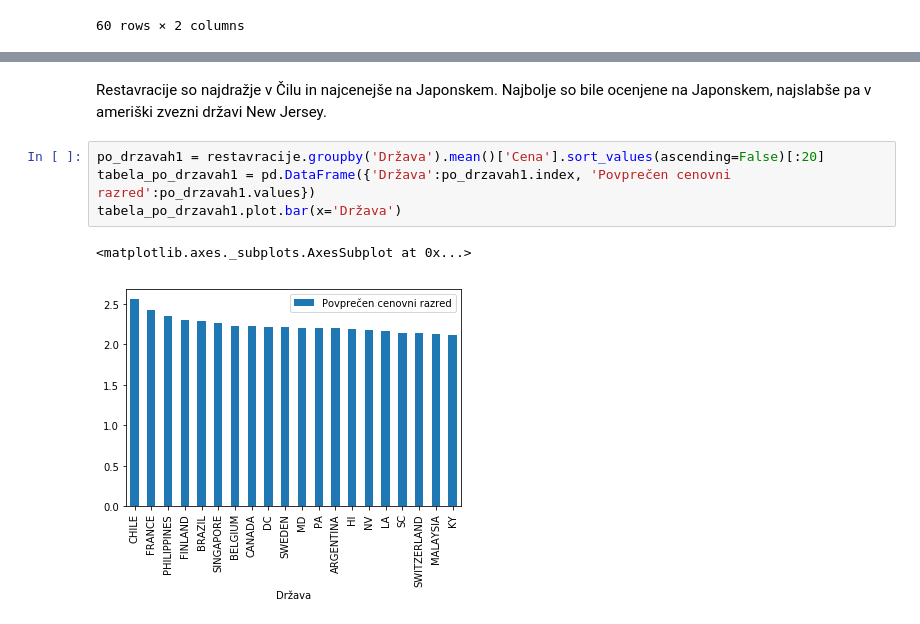
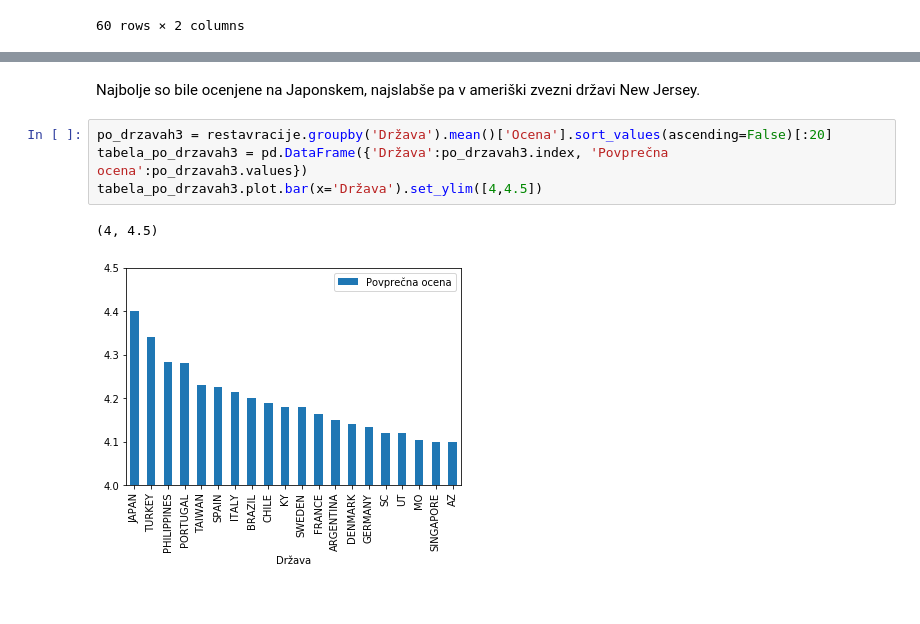
Before and after one commit to klemenkmecl/analiza, a Jupyter notebook: Restavracije.ipynb, the cells around one changed output, grey strips where cells are left out. Drawn from its saved outputs; the diff is of its cells as text.

```diff
--- a/Restavracije.ipynb
+++ b/Restavracije.ipynb
@@ -119,10 +137,10 @@ tabela_zastopanosti
 # %% [markdown]
-Restavracije so najdražje v Čilu in najcenejše na Japonskem. Najbolje so bile ocenjene na Japonskem, najslabše pa v ameriški zvezni državi New Jersey.
+ Najbolje so bile ocenjene na Japonskem, najslabše pa v ameriški zvezni državi New Jersey.
 # %%
-po_drzavah1 = restavracije.groupby('Država').mean()['Cena'].sort_values(ascending=False)[:20]
-tabela_po_drzavah1 = pd.DataFrame({'Država':po_drzavah1.index, 'Povprečen cenovni razred':po_drzavah1.values})
-tabela_po_drzavah1.plot.bar(x='Država')
+po_drzavah3 = restavracije.groupby('Država').mean()['Ocena'].sort_values(ascending=False)[:20]
+tabela_po_drzavah3 = pd.DataFrame({'Država':po_drzavah3.index, 'Povprečna ocena':po_drzavah3.values})
+tabela_po_drzavah3.plot.bar(x='Država').set_ylim([4,4.5])
 # %% [output]
-<matplotlib.axes._subplots.AxesSubplot at 0x...>
+(4, 4.5)
-[figure, old version]
+[figure, new version]
 # %%
```
Also changed, not shown: parts of 15 cells of this notebook.
